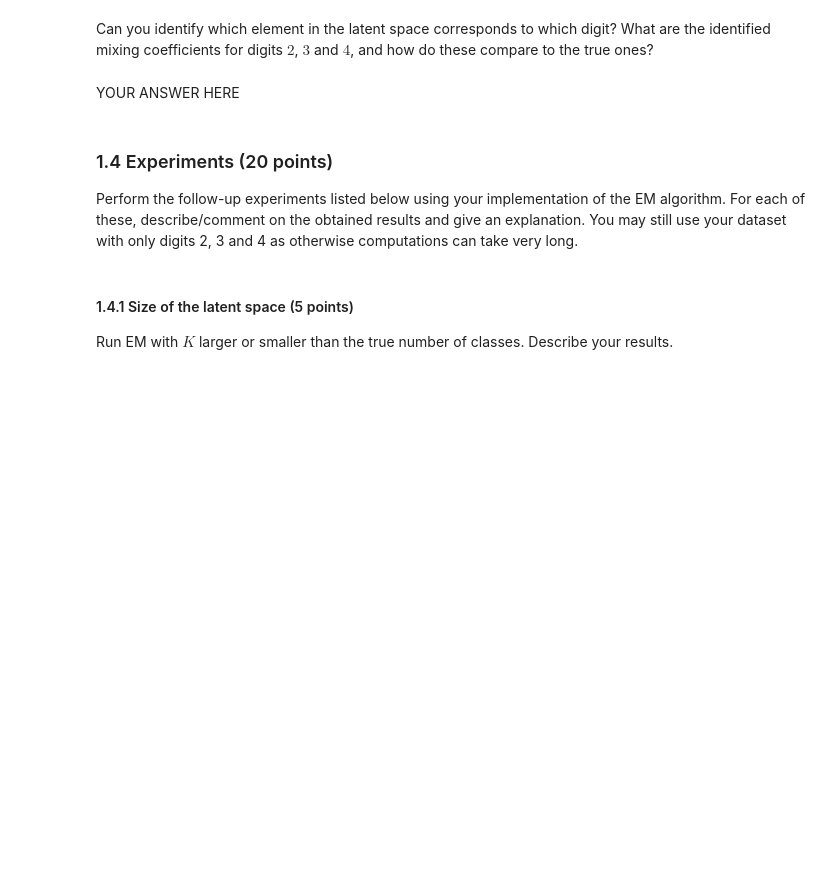
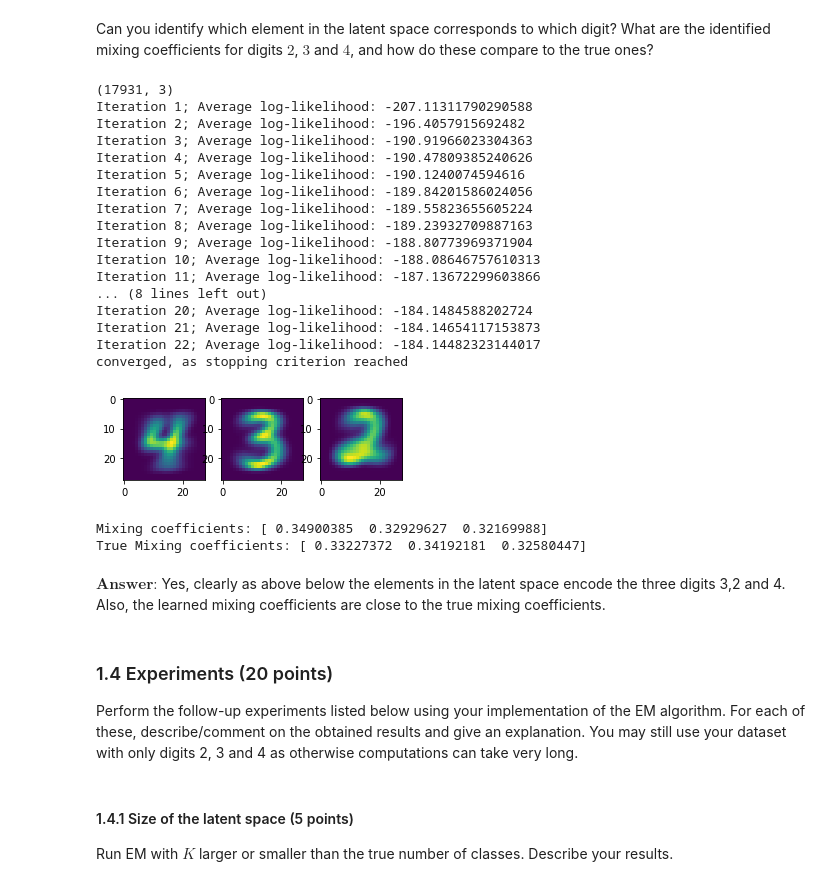
Before and after one commit to florianmohnert/ML2, a Jupyter notebook: lab3/lab3.ipynb, the cells around one changed output. Cells and saved outputs as stored; diff of their text form; code cells hidden in the pictures; blank space fills up the shorter version.

```diff
--- a/lab3/lab3.ipynb
+++ b/lab3/lab3.ipynb
@@ -180,23 +173,3 @@ mu_test, pi_test = M_step(X_test, gamma_test)
 
 assert mu_test.shape == (K_test,D_test)
 assert pi_test.shape == (K_test, )
-# %%
-def EM(X, K, max_iter, mu=None, pi=None):
-    N = X.shape[0]
-    D = X.shape[1]
-
-    count = 0
-    stop_c = 1e-6
-    while count < max_iter:
-        # covergence check
-        if np.abs(params[count] - params[count-1]) < stop_c*np.abs(params[count]):
-            break
-    # E-step
-    gamma = E_step(X, mu, pi)
-
-    #M-step
-    mu, pi = M_step(X, gamma)
-
-    params.append(np.mean(mu))
-
-    return mu, pi
@@ -208,0 +229,7 @@ raise NotImplementedError()
+# %%
+# dataset
+three_digits_labels = np.array(np.where(train_labels==2)).tolist() + np.array(np.where(train_labels==3)).tolist() +  np.array(np.where(train_labels==4)).tolist()
+flat = [item for sublist in three_digits_labels for item in sublist]
+idx = np.array(flat)
+data = bin_train_data[idx]
+data.shape
@@ -208,0 +238,2 @@ raise NotImplementedError()
+# %%
+mu,pi,gamma = EM(data,3, 200,True)
@@ -209,7 +251,43 @@ raise NotImplementedError()
 # %% [markdown]
 Can you identify which element in the latent space corresponds to which digit? What are the identified mixing coefficients for digits $2$, $3$ and $4$, and how do these compare to the true ones?
-# %% [markdown]
-YOUR ANSWER HERE
+# %%
+def plot_latent(mu,K):
+    fig = plt.figure()
+    for i in range(K):
+        plt.subplot(1,K,i+1)
+        plt.imshow(mu[i,:].reshape(28,28))
+    plt.show()
+
+mu,pi,gamma = EM(data,3, 200)
+plot_latent(mu,3)
+
+print("Mixing coefficients:",pi)
+
+true_pi = np.array([np.array(np.where(train_labels==2)).shape[1],np.array(np.where(train_labels==3)).shape[1],np.array(np.where(train_labels==4)).shape[1]])
+print("True Mixing coefficients:",true_pi/np.sum(true_pi) )
+# %% [output]
+(17931, 3)
+Iteration 1; Average log-likelihood: -207.11311790290588
+Iteration 2; Average log-likelihood: -196.4057915692482
+Iteration 3; Average log-likelihood: -190.91966023304363
+Iteration 4; Average log-likelihood: -190.47809385240626
+Iteration 5; Average log-likelihood: -190.1240074594616
+Iteration 6; Average log-likelihood: -189.84201586024056
+Iteration 7; Average log-likelihood: -189.55823655605224
+Iteration 8; Average log-likelihood: -189.23932709887163
+Iteration 9; Average log-likelihood: -188.80773969371904
+Iteration 10; Average log-likelihood: -188.08646757610313
+Iteration 11; Average log-likelihood: -187.13672299603866
+... (8 lines left out)
+Iteration 20; Average log-likelihood: -184.1484588202724
+Iteration 21; Average log-likelihood: -184.14654117153873
+Iteration 22; Average log-likelihood: -184.14482323144017
+converged, as stopping criterion reached
+[figure, added]
+Mixing coefficients: [ 0.34900385  0.32929627  0.32169988]
+True Mixing coefficients: [ 0.33227372  0.34192181  0.32580447]
+# %% [markdown]
+$\textbf{Answer:}$ Yes, clearly as above below the elements in the latent space encode the three digits 3,2 and 4. Also, the learned mixing coefficients are close to the true mixing coefficients.
 # %% [markdown]
 ### 1.4 Experiments (20 points)
 Perform the follow-up experiments listed below using your implementation of the EM algorithm. For each of these, describe/comment on the obtained results and give an explanation. You may still use your dataset with only digits 2, 3 and 4 as otherwise computations can take very long.
```
Also changed, not shown: parts of 23 cells of this notebook.
